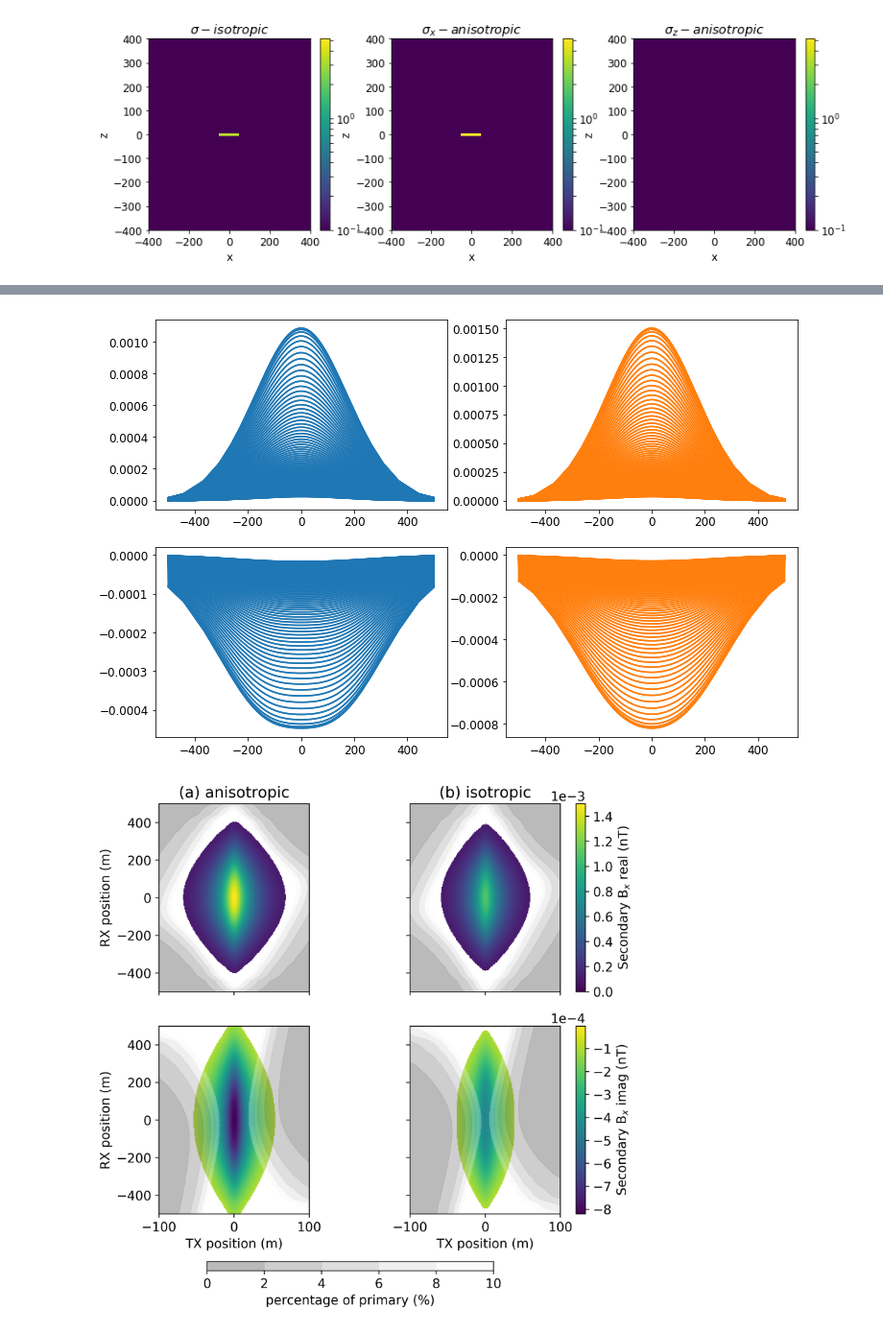
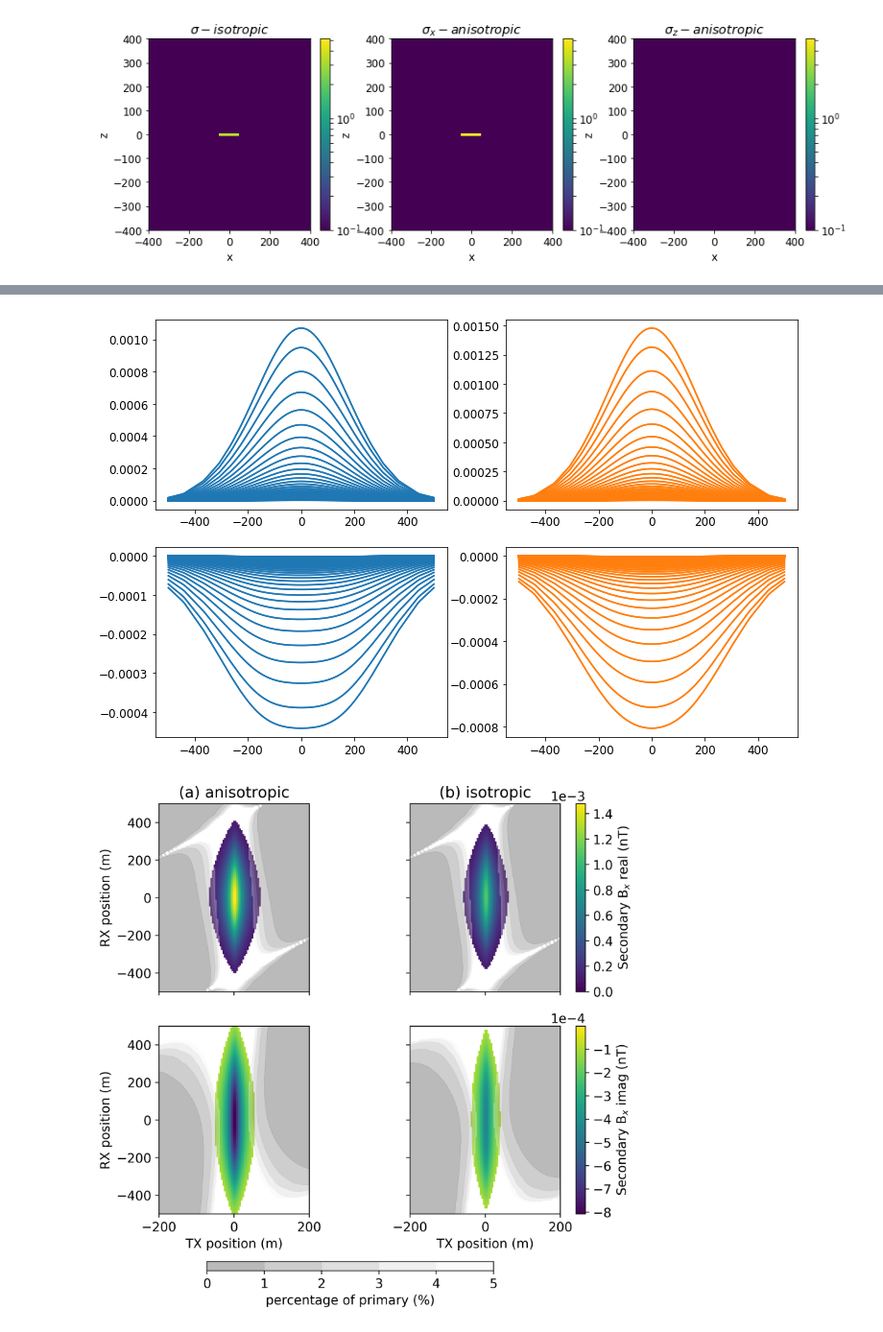
Before and after one commit to simpeg-research/heagy-2018-fracture-physprops, a Jupyter notebook: notebooks/3_crosswell_survey.ipynb, the cells around one changed output, grey strips where cells are left out. Shown: that part at 96% size. Cells and saved outputs as stored; diff of their text form; code cells hidden in the pictures.

Commit message:
update figures based on Doug's feedback

```diff
--- a/notebooks/3_crosswell_survey.ipynb
+++ b/notebooks/3_crosswell_survey.ipynb
@@ -126,8 +129,8 @@ array([[66.75844708,  0.        ,  0.        ],
 cs = 2.5
 ncx = 100
 ncz = 100
-npx = 30
-npz = 30
+npx = 20
+npz = 20
 pf = 1.3
 
 mesh = discretize.CylMesh(
@@ -190,19 +197,19 @@ for a in ax:
 # %%
 offset = 500
 extent = 500
-nlocs = 200
+nlocs = 100
 
 rx_locs = np.linspace(-extent, extent, nlocs)
 
 rx_loc_array = discretize.utils.ndgrid([np.r_[offset], np.r_[0], rx_locs])
 
-rx_re = FDEM.Rx.Point_b(locs=rx_loc_array, orientation='z', component='real')
-rx_im = FDEM.Rx.Point_b(locs=rx_loc_array, orientation='z', component='imag')
+rx_re = FDEM.Rx.Point_bSecondary(locs=rx_loc_array, orientation='z', component='real')
+rx_im = FDEM.Rx.Point_bSecondary(locs=rx_loc_array, orientation='z', component='imag')
 
 rx_list = [rx_re, rx_im]
 # %%
-extent = 100
-nlocs = 200
+extent = 200
+nlocs = 100
 src_locs = np.linspace(-extent, extent, nlocs)
 
 src_loc_array = discretize.utils.ndgrid([np.r_[0], np.r_[0], src_locs])
@@ -251,7 +258,7 @@ for key, d in zip(models, [dpred_background, dpred_iso, dpred_aniso]):
 moment = 5000
 nT = 1e9
 
-percent_threshold = 10  # %
+percent_threshold = 5  # %
 noise_floor = 1e-4  # nT
 # %%
 fig, ax = plt.subplots(2, 2, figsize=(12, 8))
@@ -273,7 +280,7 @@ for i in range(len(src_list)):
         ax[0, j].plot(rx_locs, moment*(data[key]["real"][:, i] - data["back"]["real"][:, i])*nT, 'C{}'.format(j))
         ax[1, j].plot(rx_locs, moment*(data[key]["imag"][:, i] - data["back"]["imag"][:, i])*nT, 'C{}'.format(j))
 # %% [output]
-[figure, old version]
+[figure, new version]
 # %%
 masked_difference = {}
 
@@ -311,11 +318,11 @@ for j, key in enumerate(['aniso', 'iso']):
     out_real = ax[0, j].pcolor(src_locs, rx_locs, masked_difference[key]["real"], vmin=vmin_real, vmax=vmax_real, )
     out_imag = ax[1, j].pcolor(src_locs, rx_locs, masked_difference[key]["imag"], vmin=vmin_imag, vmax=vmax_imag, )
 
-    ax[0, j].contourf(src_locs, rx_locs, dreal_perc_mask, 5, vmin=0, vmax=10, cmap=colorbar.cm.Greys_r, alpha=0.3)
-    dat_grey = ax[1, j].contourf(src_locs, rx_locs, dimag_perc_mask, 5, vmin=0, vmax=10, cmap=colorbar.cm.Greys_r, alpha=0.3)
+    ax[0, j].contourf(src_locs, rx_locs, dreal_perc_mask, 5, vmin=0, vmax=percent_threshold, cmap=colorbar.cm.Greys_r, alpha=0.3)
+    dat_grey = ax[1, j].contourf(src_locs, rx_locs, dimag_perc_mask, 5, vmin=0, vmax=percent_threshold, cmap=colorbar.cm.Greys_r, alpha=0.3)
 
-    ax[0, j].set_aspect(0.25)
-    ax[1, j].set_aspect(0.25)
+    ax[0, j].set_aspect(0.5)
+    ax[1, j].set_aspect(0.5)
 
     plt.tight_layout()
 
@@ -330,31 +337,31 @@ for j, key in enumerate(['aniso', 'iso']):
             cb.formatter.set_scientific(True)
             cb.formatter.set_powerlimits((0,0))
             cb.update_ticks()
 
 
 for a in ax[0, :]:
     a.set_xticklabels(['']*len(a.get_xticklabels()))
 
 for a in ax[1, :]:
     a.set_xlabel('TX position (m)')
 
 for a in ax[:, 0]:
     a.set_ylabel('RX position (m)')
 
 for a in ax[:, 1]:
     a.set_yticklabels(['']*len(a.get_yticklabels()))
 
 
 ax[0, 0].set_title('(a) anisotropic')
 ax[0, 1].set_title('(b) isotropic')
 
 for a in ax.flatten():
     a.set_xlim()
 
 cbar_ax = fig.add_axes([0.25, -0.05, 0.5, 0.02])
 cb = fig.colorbar(dat_grey, cbar_ax, orientation="horizontal")
 cb.set_label("percentage of primary (%)")
 
 fig.savefig("../figures/crosswell_data{}".format(frequencies[0]), bbox_inches="tight")
 # %% [output]
-[figure, old version]
+[figure, new version]
```
Also changed, not shown: parts of 19 cells of this notebook, 17 other files.
